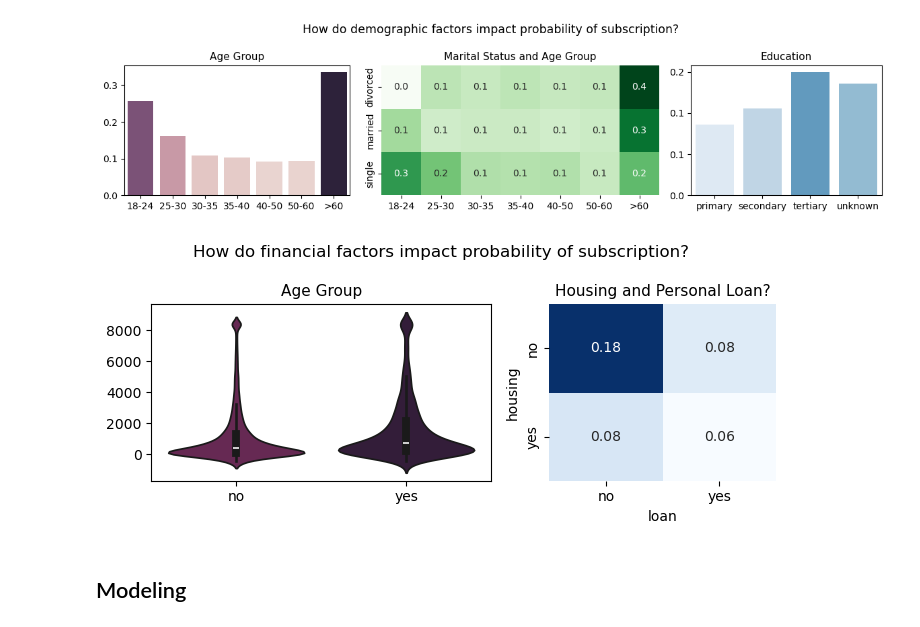
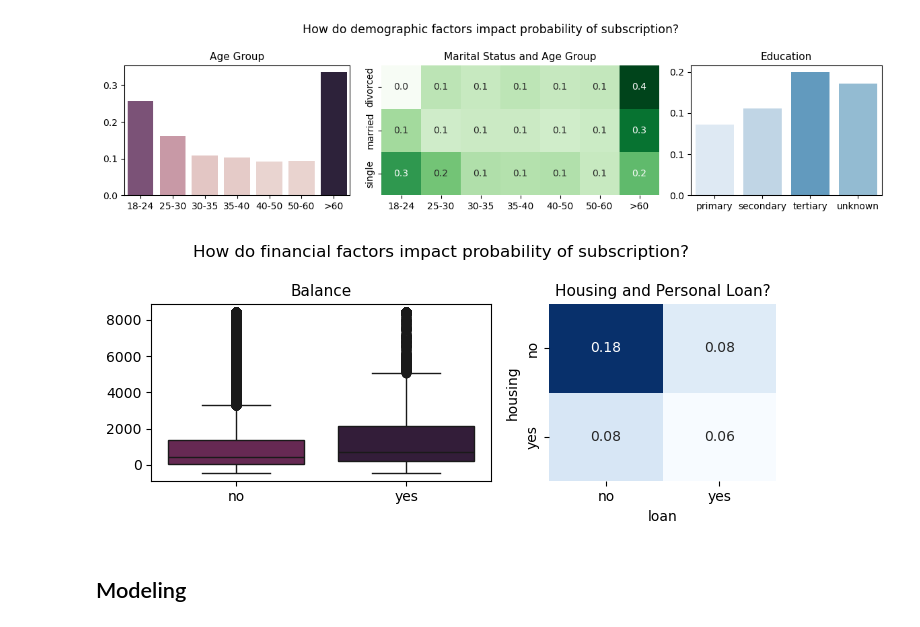
Before and after one commit to garimasc/bank_marketing, a Jupyter notebook: evaluate_classification.ipynb, the cells around one changed output. Cells and saved outputs as stored; diff of their text form; code cells hidden in the pictures.

```diff
--- a/evaluate_classification.ipynb
+++ b/evaluate_classification.ipynb
@@ -30,7 +29,7 @@ warnings.filterwarnings(action= 'ignore')
 
 import pickle
 # %%
-data = pd.read_csv("data/bank-full.csv", sep= ";")
+data = pd.read_csv("data/bank-additional-full.csv", sep= ";")
 # data = pd.read_csv("data/bank.csv", sep= ";") # import part dataset of exploratory data analysis
 data.head()
 # %% [output]
@@ -167,20 +167,21 @@ plt.tight_layout();
 # %%
 fig,axs = plt.subplots(figsize= (7,3), ncols= 2, width_ratios= [0.6, 0.4])
 
-sns.violinplot(data= data, hue= "y", x= "y", y= "balance", palette= sns.color_palette("rocket"), ax= axs[0], hue_order= ['yes','no'])
+sns.boxplot(data= data, hue= "y", x= "y", y= "balance", palette= sns.color_palette("rocket"), ax= axs[0], hue_order= ['yes','no'])
 axs[0].set_ylabel('')
 axs[0].set_xlabel('')
-axs[0].set_title("Age Group", fontsize= 11)
+axs[0].set_title("Balance", fontsize= 11)
 
 sns.heatmap(pd.pivot_table(data= data, index= "housing",  columns= "loan",values= 'y', aggfunc= calc_success_rate).\
             fillna(0), annot= True, cbar= False, cmap = sns.color_palette("Blues", as_cmap= True), fmt= "0.2f", ax= axs[1])
 axs[1].set_title("Housing and Personal Loan?", fontsize= 11)
 
 plt.suptitle("How do financial factors impact probability of subscription?",
              fontsize= 12)
 plt.tight_layout();
+fig.savefig("images/financial_factors.png")
 # %% [output]
-[figure, old version]
+[figure, new version]
 # %% [markdown]
 ## Modeling
 # %% [markdown]
```
Also changed, not shown: parts of 11 cells of this notebook, 20 other files.
